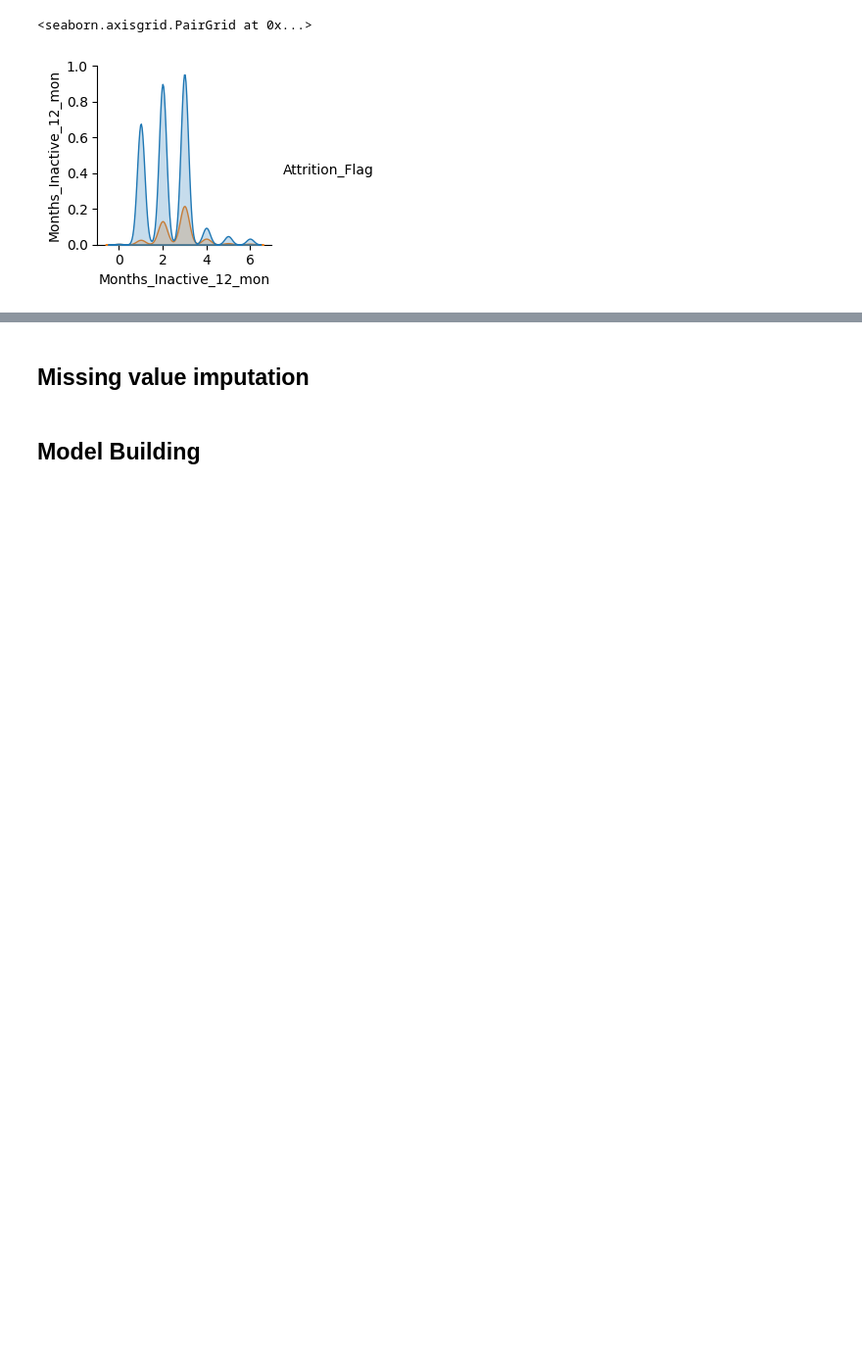
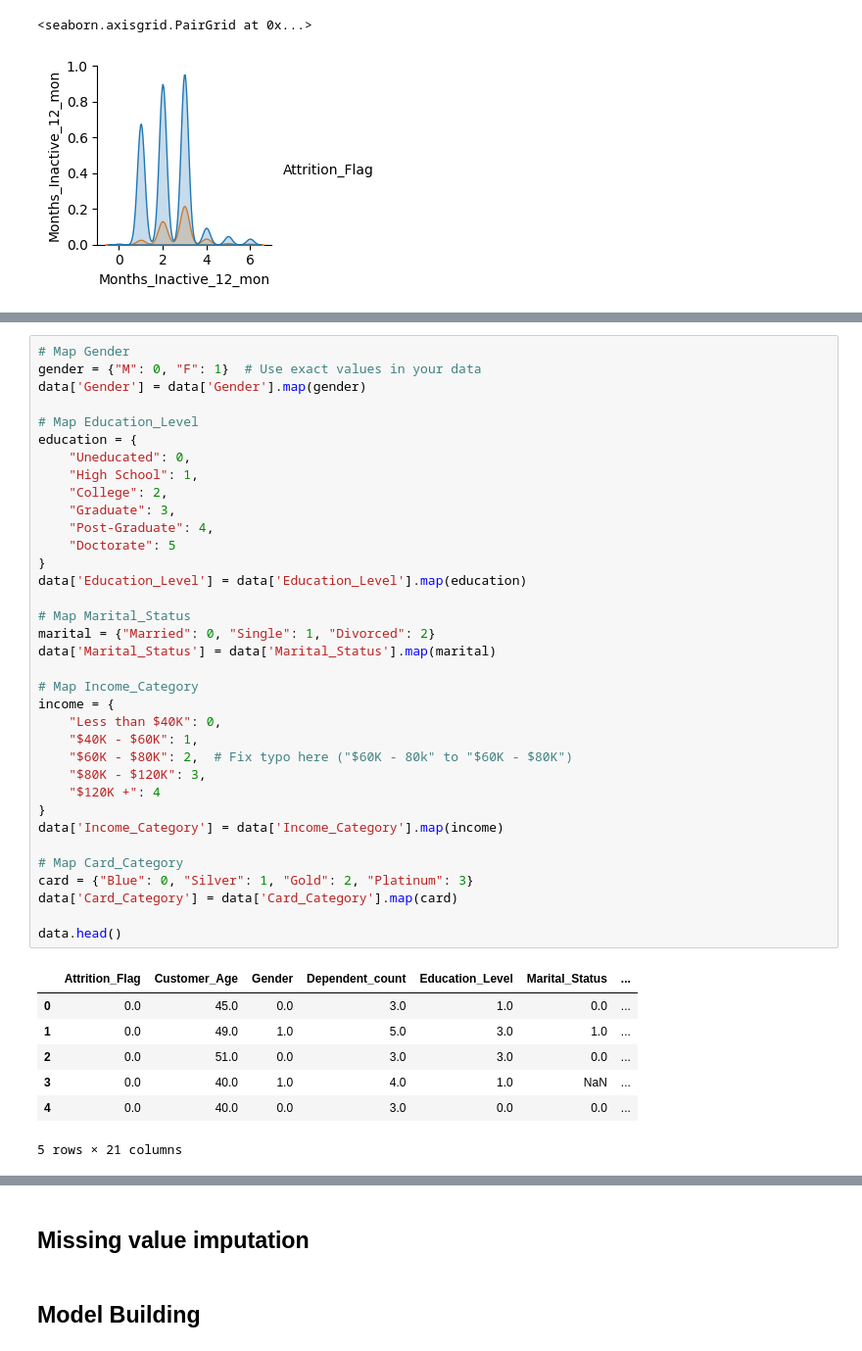
Before and after one commit to lhughey/AIML_Course, a Jupyter notebook: Project 3 - Credit Card Users Churn Prediction/AML_Project_LearnerNotebook_FullCode.ipynb, the cells around one changed output, grey strips where cells are left out. Shown at 98% size. Saved outputs shown, nothing was run; the diff lists cells and outputs as text; blank space fills up the shorter version.

```diff
--- a/Project 3 - Credit Card Users Churn Prediction/AML_Project_LearnerNotebook_FullCode.ipynb
+++ b/Project 3 - Credit Card Users Churn Prediction/AML_Project_LearnerNotebook_FullCode.ipynb
@@ -630,0 +632,43 @@ TypeError: float() argument must be a string or a real number, not 'pandas._libs
+# %%
+# Map Gender
+gender = {"M": 0, "F": 1}  # Use exact values in your data
+data['Gender'] = data['Gender'].map(gender)
+
+# Map Education_Level
+education = {
+    "Uneducated": 0,
+    "High School": 1,
+    "College": 2,
+    "Graduate": 3,
+    "Post-Graduate": 4,
+    "Doctorate": 5
+}
+data['Education_Level'] = data['Education_Level'].map(education)
+
+# Map Marital_Status
+marital = {"Married": 0, "Single": 1, "Divorced": 2}
+data['Marital_Status'] = data['Marital_Status'].map(marital)
+
+# Map Income_Category
+income = {
+    "Less than $40K": 0,
+    "$40K - $60K": 1,
+    "$60K - $80K": 2,  # Fix typo here ("$60K - 80k" to "$60K - $80K")
+    "$80K - $120K": 3,
+    "$120K +": 4
+}
+data['Income_Category'] = data['Income_Category'].map(income)
+
+# Map Card_Category
+card = {"Blue": 0, "Silver": 1, "Gold": 2, "Platinum": 3}
+data['Card_Category'] = data['Card_Category'].map(card)
+
+data.head()
+# %% [output]
+|  | Attrition_Flag | Customer_Age | Gender | Dependent_count | Education_Level | Marital_Status | ... |
+| 0 | 0.0 | 45.0 | 0.0 | 3.0 | 1.0 | 0.0 | ... |
+| 1 | 0.0 | 49.0 | 1.0 | 5.0 | 3.0 | 1.0 | ... |
+| 2 | 0.0 | 51.0 | 0.0 | 3.0 | 3.0 | 0.0 | ... |
+| 3 | 0.0 | 40.0 | 1.0 | 4.0 | 1.0 | NaN | ... |
+| 4 | 0.0 | 40.0 | 0.0 | 3.0 | 0.0 | 0.0 | ... |
+5 rows × 21 columns
```
Also changed, not shown: parts of 16 cells of this notebook.
